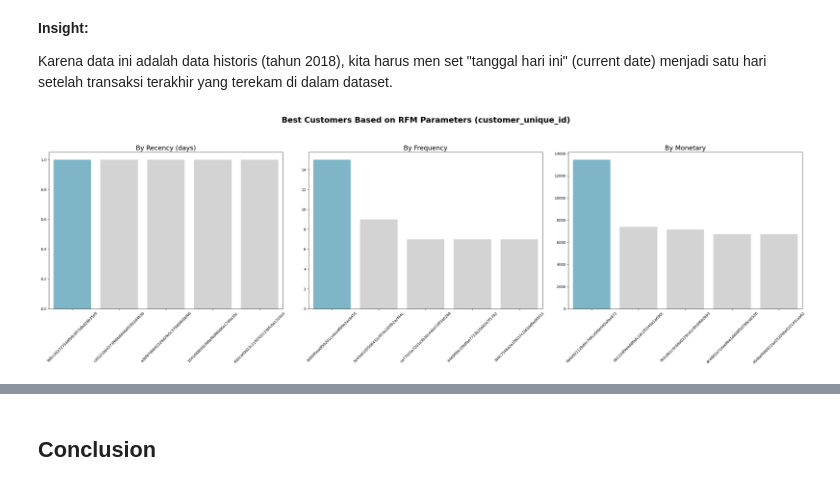
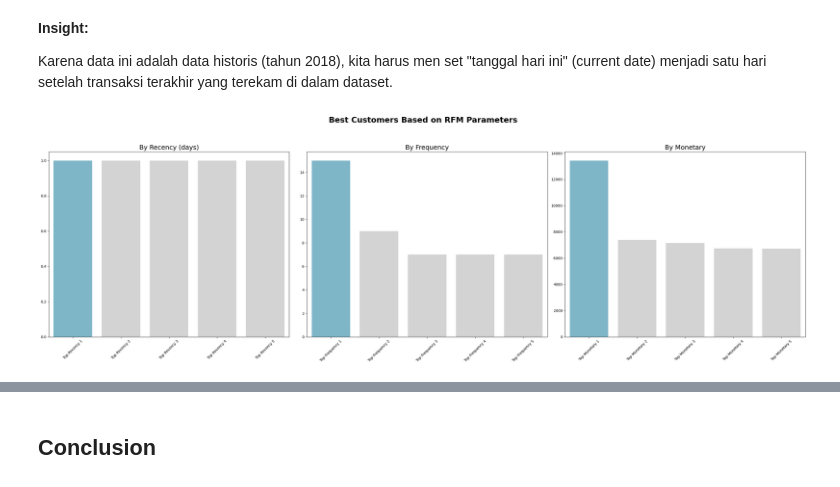
Before and after one commit to daryihsan/dicoding_analisis_data, a Jupyter notebook: Proyek_Analisis_Data.ipynb, the cells around one changed output, grey strips where cells are left out. Drawn from its saved outputs; the diff is of its cells as text; code cells hidden in the pictures.

```diff
--- a/Proyek_Analisis_Data.ipynb
+++ b/Proyek_Analisis_Data.ipynb
@@ -1378,33 +1381,41 @@ print(rfm_df.monetary.mean())
 
 Karena data ini adalah data historis (tahun 2018), kita harus men set "tanggal hari ini" (current date) menjadi satu hari setelah transaksi terakhir yang terekam di dalam dataset.
 # %%
+top_recency = rfm_df.sort_values(by="recency", ascending=True).head(5).copy()
+top_frequency = rfm_df.sort_values(by="frequency", ascending=False).head(5).copy()
+top_monetary = rfm_df.sort_values(by="monetary", ascending=False).head(5).copy()
+
+top_recency['label'] = [f'Top Recency {i}' for i in range(1, 6)]
+top_frequency['label'] = [f'Top Frequency {i}' for i in range(1, 6)]
+top_monetary['label'] = [f'Top Monetary {i}' for i in range(1, 6)]
+
 fig, ax = plt.subplots(nrows=1, ncols=3, figsize=(30, 10))
 
 colors = ["#72BCD4", "#D3D3D3", "#D3D3D3", "#D3D3D3", "#D3D3D3"]
 
-sns.barplot(y="recency", x="customer_unique_id", data=rfm_df.sort_values(by="recency", ascending=True).head(5), palette=colors, ax=ax[0], hue="customer_unique_id", legend=False)
+sns.barplot(y="recency", x="label", data=top_recency.sort_values(by="recency", ascending=True).head(5), palette=colors, ax=ax[0], hue="customer_unique_id", legend=False)
 ax[0].set_ylabel(None)
 ax[0].set_xlabel(None)
 ax[0].set_title("By Recency (days)", loc="center", fontsize=18)
 ax[0].tick_params(axis='x', labelsize=10, rotation=45)
 
-sns.barplot(y="frequency", x="customer_unique_id", data=rfm_df.sort_values(by="frequency", ascending=False).head(5), palette=colors, ax=ax[1], hue="customer_unique_id", legend=False)
+sns.barplot(y="frequency", x="label", data=top_frequency.sort_values(by="frequency", ascending=False).head(5), palette=colors, ax=ax[1], hue="customer_unique_id", legend=False)
 ax[1].set_ylabel(None)
 ax[1].set_xlabel(None)
 ax[1].set_title("By Frequency", loc="center", fontsize=18)
 ax[1].tick_params(axis='x', labelsize=10, rotation=45)
 
-sns.barplot(y="monetary", x="customer_unique_id", data=rfm_df.sort_values(by="monetary", ascending=False).head(5), palette=colors, ax=ax[2], hue="customer_unique_id", legend=False)
+sns.barplot(y="monetary", x="label", data=top_monetary.sort_values(by="monetary", ascending=False).head(5), palette=colors, ax=ax[2], hue="customer_unique_id", legend=False)
 ax[2].set_ylabel(None)
 ax[2].set_xlabel(None)
 ax[2].set_title("By Monetary", loc="center", fontsize=18)
 ax[2].tick_params(axis='x', labelsize=10, rotation=45)
 
-plt.suptitle("Best Customers Based on RFM Parameters (customer_unique_id)", fontsize=22, fontweight='bold', y=1.0)
+plt.suptitle("Best Customers Based on RFM Parameters", fontsize=22, fontweight='bold', y=1.0)
 plt.tight_layout(rect=[0, 0.03, 1, 0.95])
 plt.show()
 # %% [output]
-[figure, old version]
+[figure, new version]
 # %% [markdown]
 **Insight:**
 
```
Also changed, not shown: parts of 7 cells of this notebook, 1 other file.
